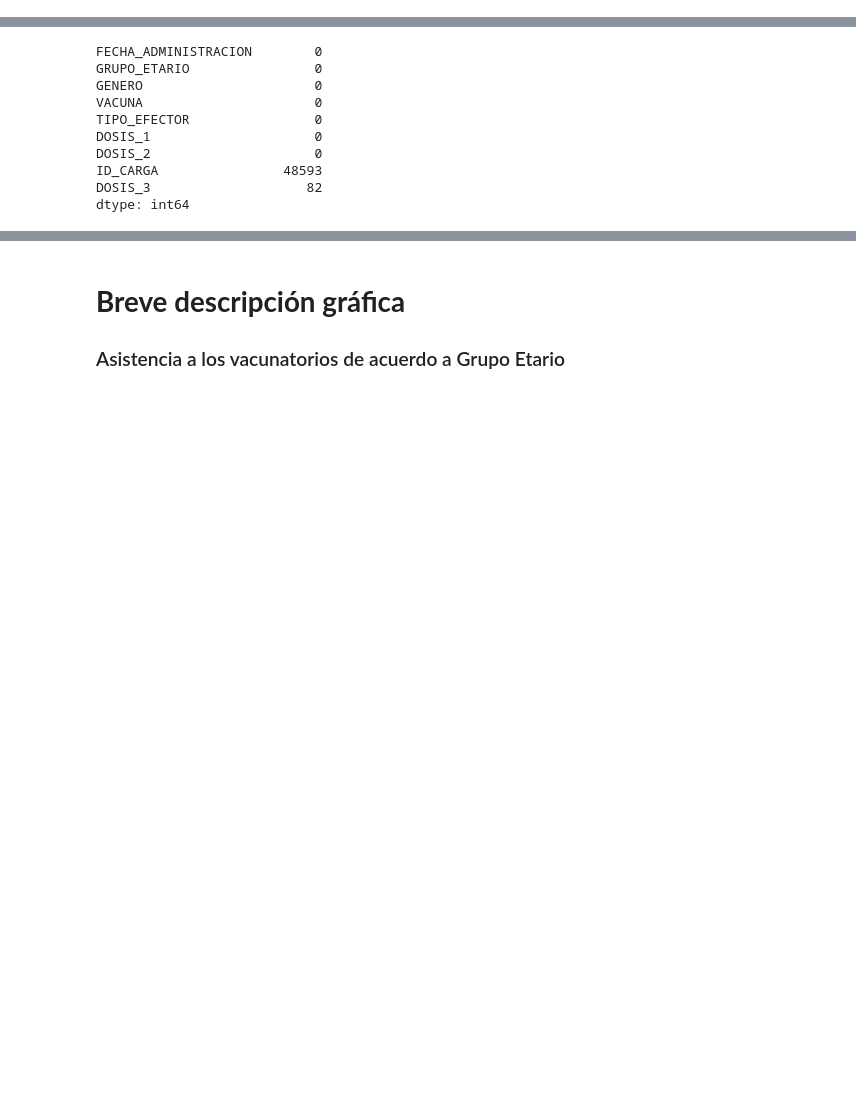
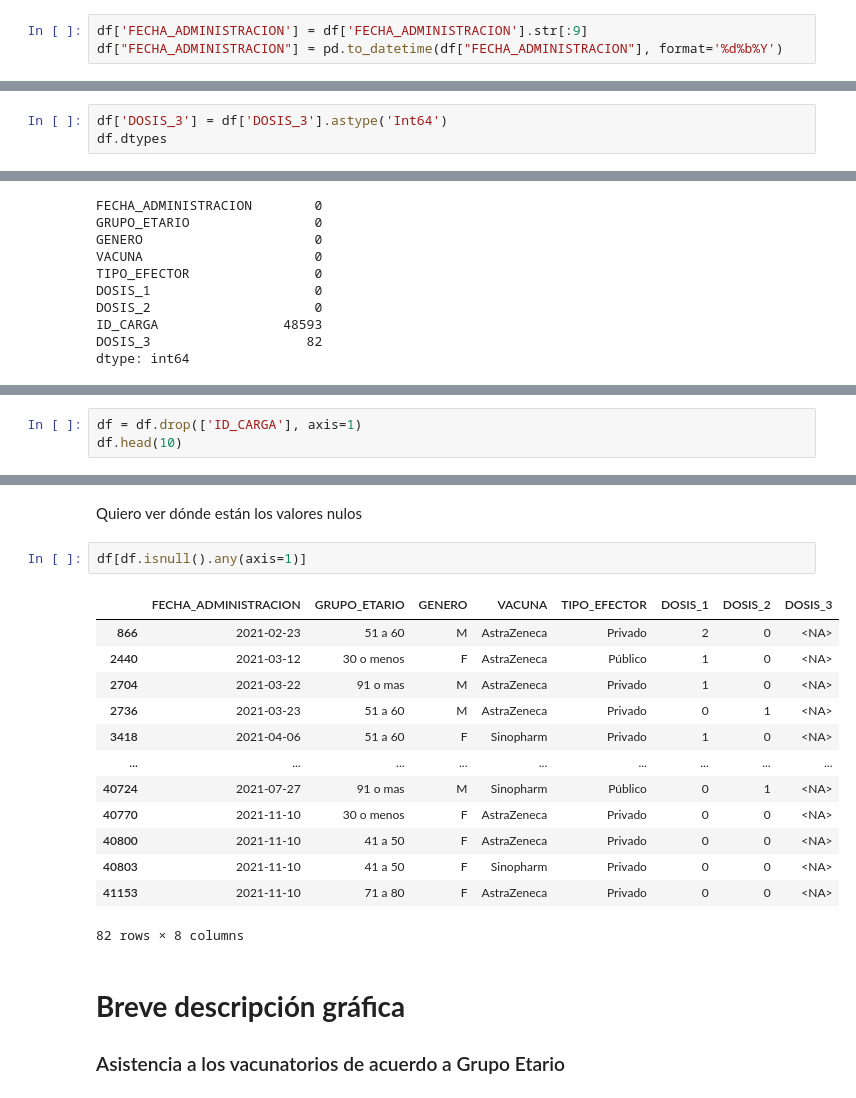
Before and after one commit to ulijese/arg_prog4, a Jupyter notebook: ej_01.ipynb, the cells around one changed output, grey strips where cells are left out. Cells and saved outputs as stored; diff of their text form; blank space fills up the shorter version.

```diff
--- a/ej_01.ipynb
+++ b/ej_01.ipynb
@@ -59,0 +62,3 @@ dtype: object
+# %%
+df['FECHA_ADMINISTRACION'] = df['FECHA_ADMINISTRACION'].str[:9]
+df["FECHA_ADMINISTRACION"] = pd.to_datetime(df["FECHA_ADMINISTRACION"], format='%d%b%Y')
@@ -59,0 +79,3 @@ dtype: object
+# %%
+df['DOSIS_3'] = df['DOSIS_3'].astype('Int64')
+df.dtypes
@@ -90,0 +126,3 @@ dtype: int64
+# %%
+df = df.drop(['ID_CARGA'], axis=1)
+df.head(10)
@@ -91,3 +141,21 @@ dtype: int64
+# %% [markdown]
+Quiero ver dónde están los valores nulos
+# %%
+df[df.isnull().any(axis=1)]
+# %% [output]
+|  | FECHA_ADMINISTRACION | GRUPO_ETARIO | GENERO | VACUNA | TIPO_EFECTOR | DOSIS_1 | DOSIS_2 | DOSIS_3 |
+| 866 | 2021-02-23 | 51 a 60 | M | AstraZeneca | Privado | 2 | 0 | <NA> |
+| 2440 | 2021-03-12 | 30 o menos | F | AstraZeneca | Público | 1 | 0 | <NA> |
+| 2704 | 2021-03-22 | 91 o mas | M | AstraZeneca | Privado | 1 | 0 | <NA> |
+| 2736 | 2021-03-23 | 51 a 60 | M | AstraZeneca | Privado | 0 | 1 | <NA> |
+| 3418 | 2021-04-06 | 51 a 60 | F | Sinopharm | Privado | 1 | 0 | <NA> |
+| ... | ... | ... | ... | ... | ... | ... | ... | ... |
+| 40724 | 2021-07-27 | 91 o mas | M | Sinopharm | Público | 0 | 1 | <NA> |
+| 40770 | 2021-11-10 | 30 o menos | F | AstraZeneca | Privado | 0 | 0 | <NA> |
+| 40800 | 2021-11-10 | 41 a 50 | F | AstraZeneca | Privado | 0 | 0 | <NA> |
+| 40803 | 2021-11-10 | 41 a 50 | F | Sinopharm | Privado | 0 | 0 | <NA> |
+| 41153 | 2021-11-10 | 71 a 80 | F | AstraZeneca | Privado | 0 | 0 | <NA> |
+82 rows × 8 columns
 # %% [markdown]
 # **Breve descripción gráfica**
 ### Asistencia a los vacunatorios de acuerdo a Grupo Etario
```
Also changed, not shown: parts of 13 cells of this notebook.
